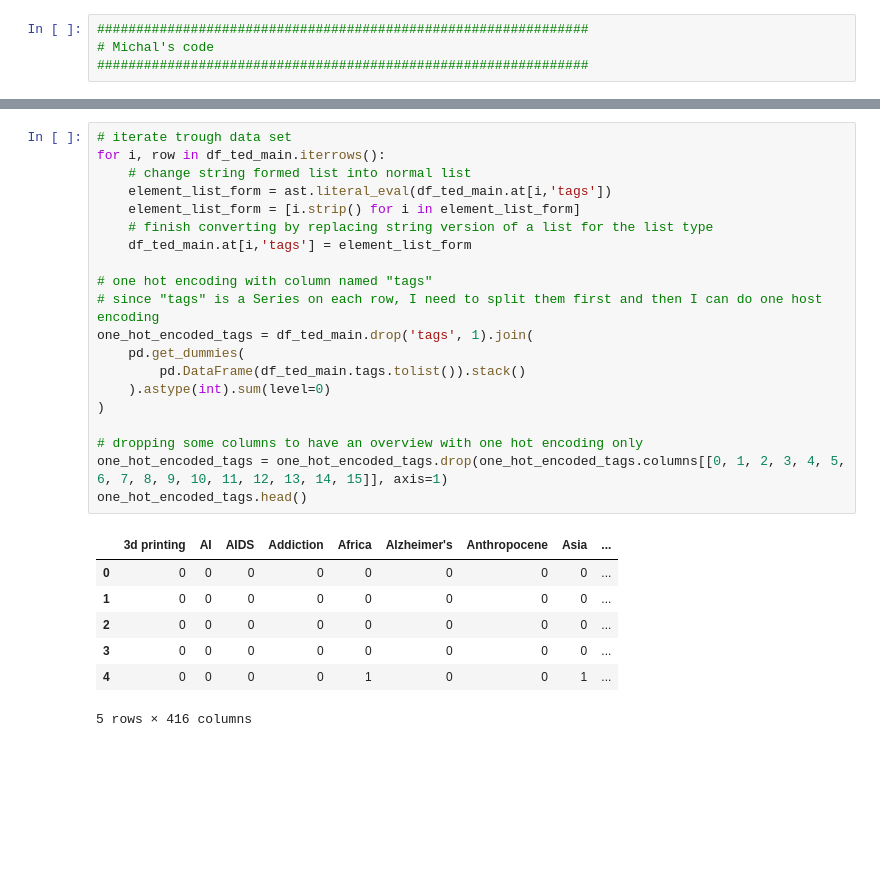
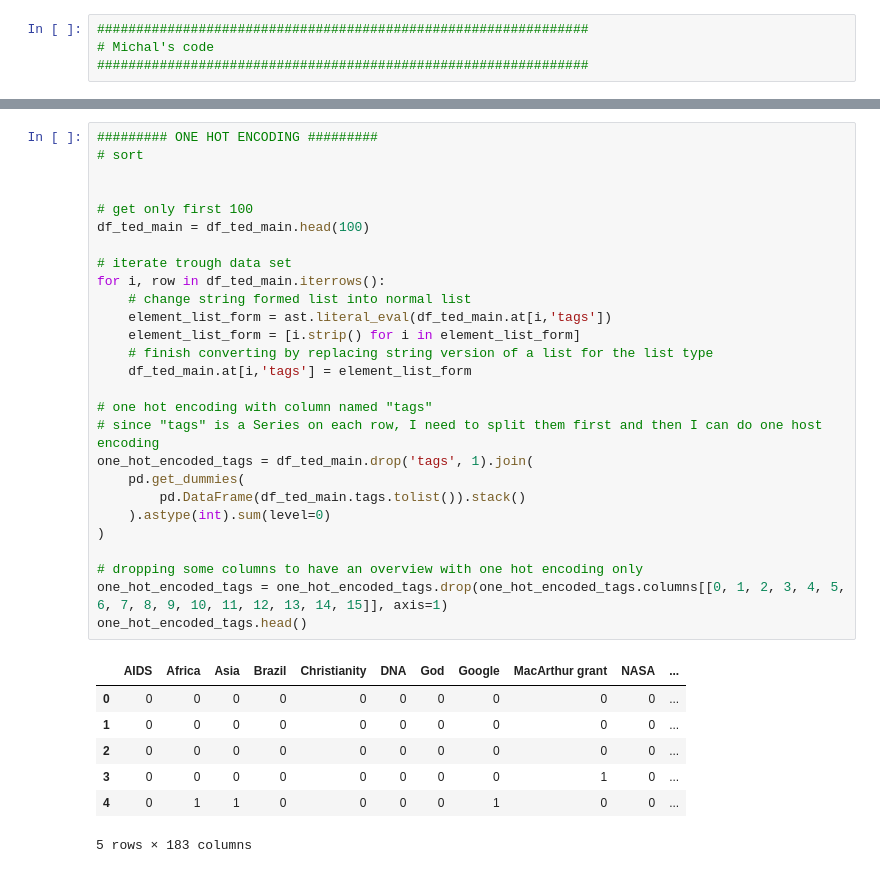
Before and after one commit to Avisikta-Majumdar/TedTalksAnalysis, a Jupyter notebook: Ted Talks.ipynb, the cells around one changed output, grey strips where cells are left out. Drawn from its saved outputs; the diff is of its cells as text; blank space fills up the shorter version.

```diff
--- a/Ted Talks.ipynb
+++ b/Ted Talks.ipynb
@@ -157,28 +164,35 @@ df_ted_main = pd.read_csv("data/ted_main.csv")
 # %%
+######### ONE HOT ENCODING #########
+# sort
+
+
+# get only first 100
+df_ted_main = df_ted_main.head(100)
+
 # iterate trough data set
 for i, row in df_ted_main.iterrows():
     # change string formed list into normal list
     element_list_form = ast.literal_eval(df_ted_main.at[i,'tags'])
     element_list_form = [i.strip() for i in element_list_form]
     # finish converting by replacing string version of a list for the list type
     df_ted_main.at[i,'tags'] = element_list_form
 
 # one hot encoding with column named "tags"
 # since "tags" is a Series on each row, I need to split them first and then I can do one host encoding
 one_hot_encoded_tags = df_ted_main.drop('tags', 1).join(
     pd.get_dummies(
         pd.DataFrame(df_ted_main.tags.tolist()).stack()
     ).astype(int).sum(level=0)
 )
 
 # dropping some columns to have an overview with one hot encoding only
 one_hot_encoded_tags = one_hot_encoded_tags.drop(one_hot_encoded_tags.columns[[0, 1, 2, 3, 4, 5, 6, 7, 8, 9, 10, 11, 12, 13, 14, 15]], axis=1)
 one_hot_encoded_tags.head()
 # %% [output]
-|  | 3d printing | AI | AIDS | Addiction | Africa | Alzheimer's | Anthropocene | Asia | ... |
-| 0 | 0 | 0 | 0 | 0 | 0 | 0 | 0 | 0 | ... |
-| 1 | 0 | 0 | 0 | 0 | 0 | 0 | 0 | 0 | ... |
-| 2 | 0 | 0 | 0 | 0 | 0 | 0 | 0 | 0 | ... |
-| 3 | 0 | 0 | 0 | 0 | 0 | 0 | 0 | 0 | ... |
-| 4 | 0 | 0 | 0 | 0 | 1 | 0 | 0 | 1 | ... |
+|  | AIDS | Africa | Asia | Brazil | Christianity | DNA | God | Google | MacArthur grant | NASA | ... |
+| 0 | 0 | 0 | 0 | 0 | 0 | 0 | 0 | 0 | 0 | 0 | ... |
+| 1 | 0 | 0 | 0 | 0 | 0 | 0 | 0 | 0 | 0 | 0 | ... |
+| 2 | 0 | 0 | 0 | 0 | 0 | 0 | 0 | 0 | 0 | 0 | ... |
+| 3 | 0 | 0 | 0 | 0 | 0 | 0 | 0 | 0 | 1 | 0 | ... |
+| 4 | 0 | 1 | 1 | 0 | 0 | 0 | 0 | 1 | 0 | 0 | ... |
-5 rows × 416 columns
+5 rows × 183 columns
```
Also changed, not shown: parts of 4 cells of this notebook.
